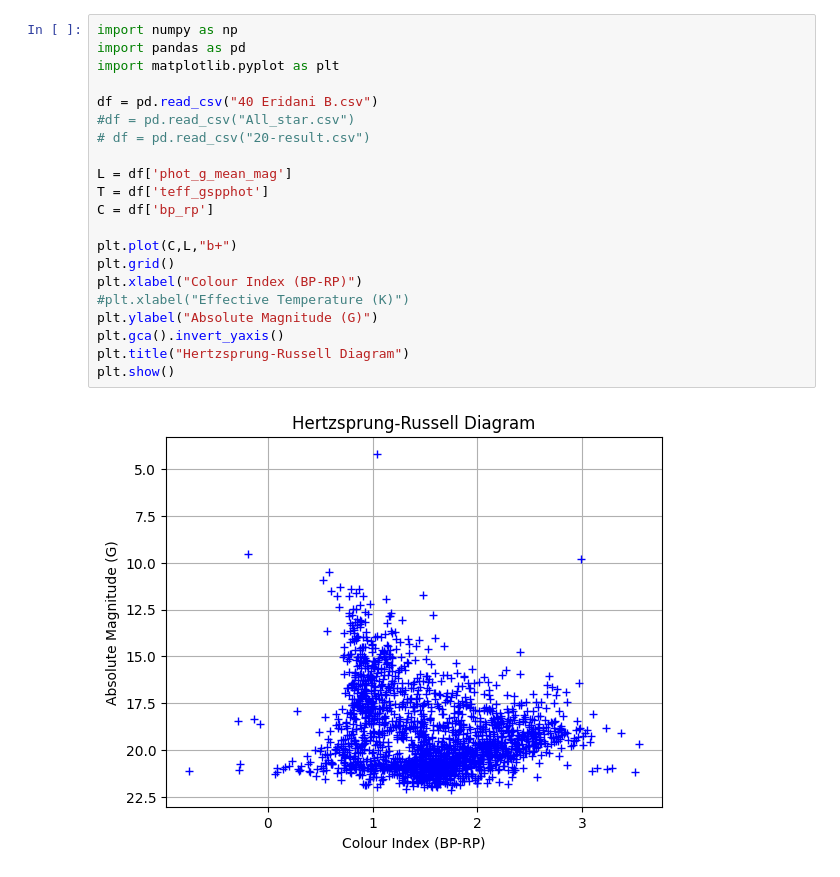
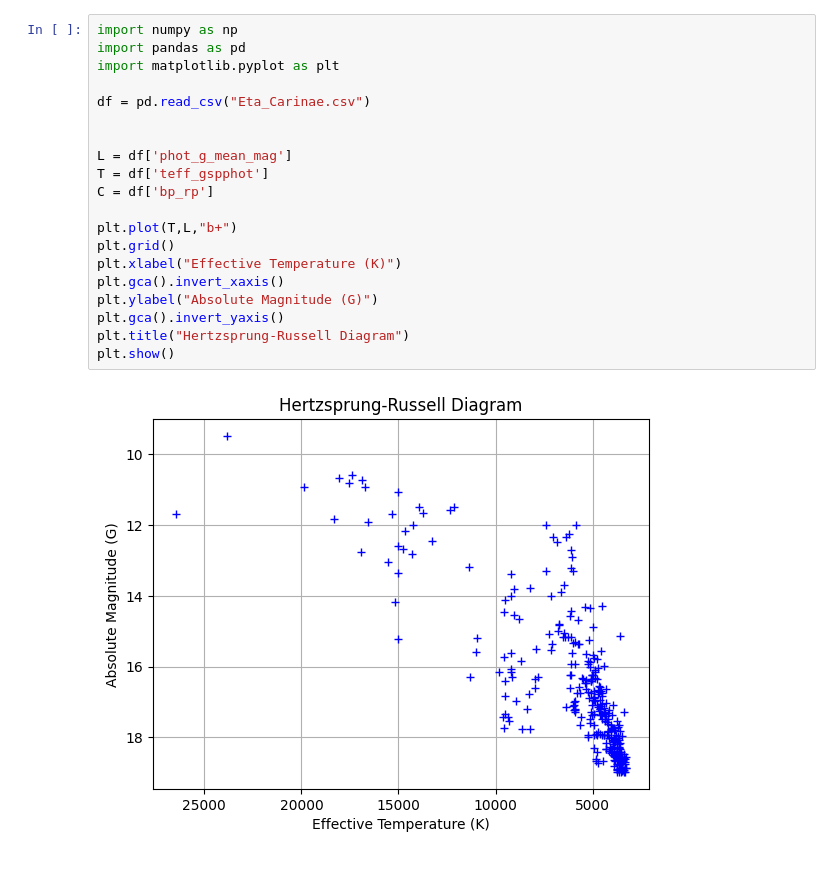
Before and after one commit to eadelgadillom/Astronomia_para_Todos, a Jupyter notebook: Actividad 3/HR_diagram.ipynb, the cells around one changed output. Cells and saved outputs as stored; diff of their text form.

```diff
--- a/Actividad 3/HR_diagram.ipynb
+++ b/Actividad 3/HR_diagram.ipynb
@@ -1,23 +1,22 @@
 # %%
 import numpy as np
 import pandas as pd
 import matplotlib.pyplot as plt
 
-df = pd.read_csv("40 Eridani B.csv")
-#df = pd.read_csv("All_star.csv")
-# df = pd.read_csv("20-result.csv")
+df = pd.read_csv("Eta_Carinae.csv")
+
 
 L = df['phot_g_mean_mag']
 T = df['teff_gspphot']
 C = df['bp_rp']
 
-plt.plot(C,L,"b+")
+plt.plot(T,L,"b+")
 plt.grid()
-plt.xlabel("Colour Index (BP-RP)")
-#plt.xlabel("Effective Temperature (K)")
+plt.xlabel("Effective Temperature (K)")
+plt.gca().invert_xaxis()
 plt.ylabel("Absolute Magnitude (G)")
 plt.gca().invert_yaxis()
 plt.title("Hertzsprung-Russell Diagram")
 plt.show()
 # %% [output]
-[figure, old version]
+[figure, new version]
```
Also changed, not shown: parts of 3 cells of this notebook, 11 other files.
